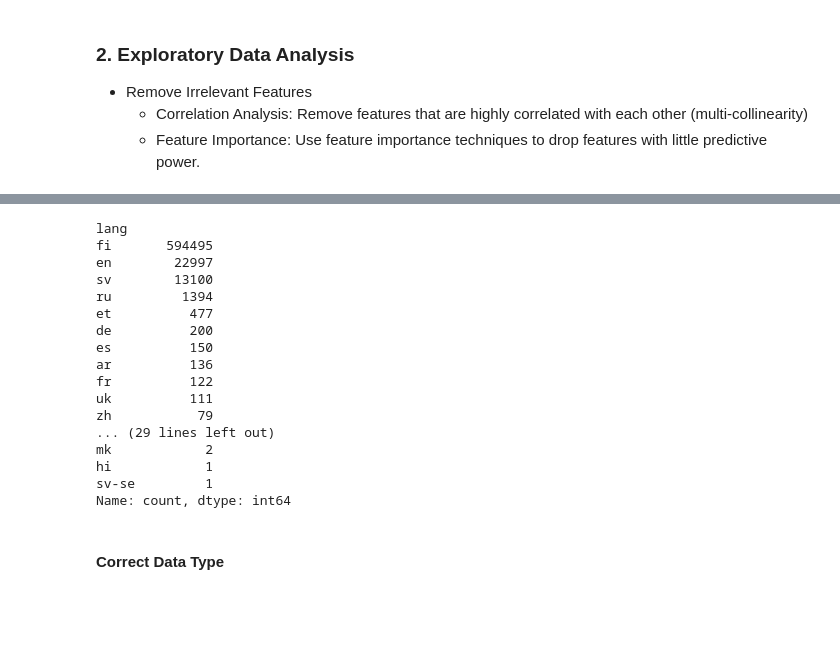
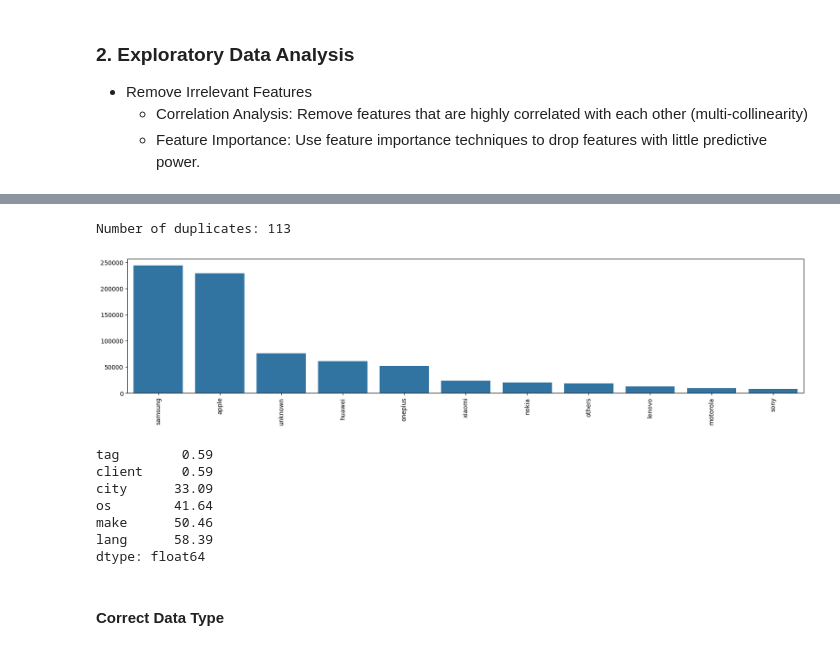
Before and after one commit to vinhng10/readpeak, a Jupyter notebook: DataScientist-Assignment.ipynb, the cells around one changed output, grey strips where cells are left out. Drawn from its saved outputs; the diff is of its cells as text; code cells hidden in the pictures; blank space fills up the shorter version.

```diff
--- a/DataScientist-Assignment.ipynb
+++ b/DataScientist-Assignment.ipynb
@@ -49,13 +50,3 @@ The autoreload extension is already loaded. To reload it, use:
 - Remove Irrelevant Features
   - Correlation Analysis: Remove features that are highly correlated with each other (multi-collinearity)
   - Feature Importance: Use feature importance techniques to drop features with little predictive power.
-# %%
-# Because the majority of the columns are string -> lowercase for normalization:
-for col in df[["dt", "type", "os", "make", "lang"]].columns:
-    if df[col].dtype == object:
-        df[col] = df[col].str.lower()
-
-# Check Missing Values:
-missing_percentage = (df.isna().mean() * 100).round(2).sort_values()
-print()
-print(missing_percentage)
@@ -113,23 +53,46 @@ Name: count, Length: 65, dtype: int64
-# %%
-counts
-# %% [output]
-lang
-fi       594495
-en        22997
-sv        13100
-ru         1394
-et          477
-de          200
-es          150
-ar          136
-fr          122
-uk          111
-zh           79
-... (29 lines left out)
-mk            2
-hi            1
-sv-se         1
-Name: count, dtype: int64
+# %%
+# Remove duplicates:
+print(f"Number of duplicates: {df.duplicated().sum()}")
+df = df.drop_duplicates()
+# %% [output]
+Number of duplicates: 113
+# %%
+# Ensure correct data types:
+df["lt"] = pd.to_datetime(df["lt"])
+
+# Lowercase and strip whitespace all string columns:
+df[["dt", "type", "os", "make", "lang"]] = df[
+    ["dt", "type", "os", "make", "lang"]
+].apply(lambda s: s.str.strip().str.lower())
+# %%
+# Normalize "os":
+df["os"] = df["os"].apply(normalize_os)
+
+# Normalize "lang":
+df["lang"] = df["lang"].apply(lambda l: l.split("-")[0] if l else None)
+
+# Normalize "make":
+df["make"] = df["make"].apply(normalize_make)
+# %%
+from utils import *
+
+# barplot(df.drop("lt", axis=1).nunique())
+counts = df["make"].value_counts()
+barplot(counts, figsize=(20, 4))
+# %% [output]
+[figure, added]
+# %%
+# Check Missing Values:
+missing_percentage = (df.isnull().mean() * 100).round(2).sort_values()
+print(missing_percentage.loc[missing_percentage > 0])
+# %% [output]
+tag        0.59
+client     0.59
+city      33.09
+os        41.64
+make      50.46
+lang      58.39
+dtype: float64
 # %% [markdown]
 #### Correct Data Type
 # %% [markdown]
```
Also changed, not shown: parts of 5 cells of this notebook, 1 other file.
